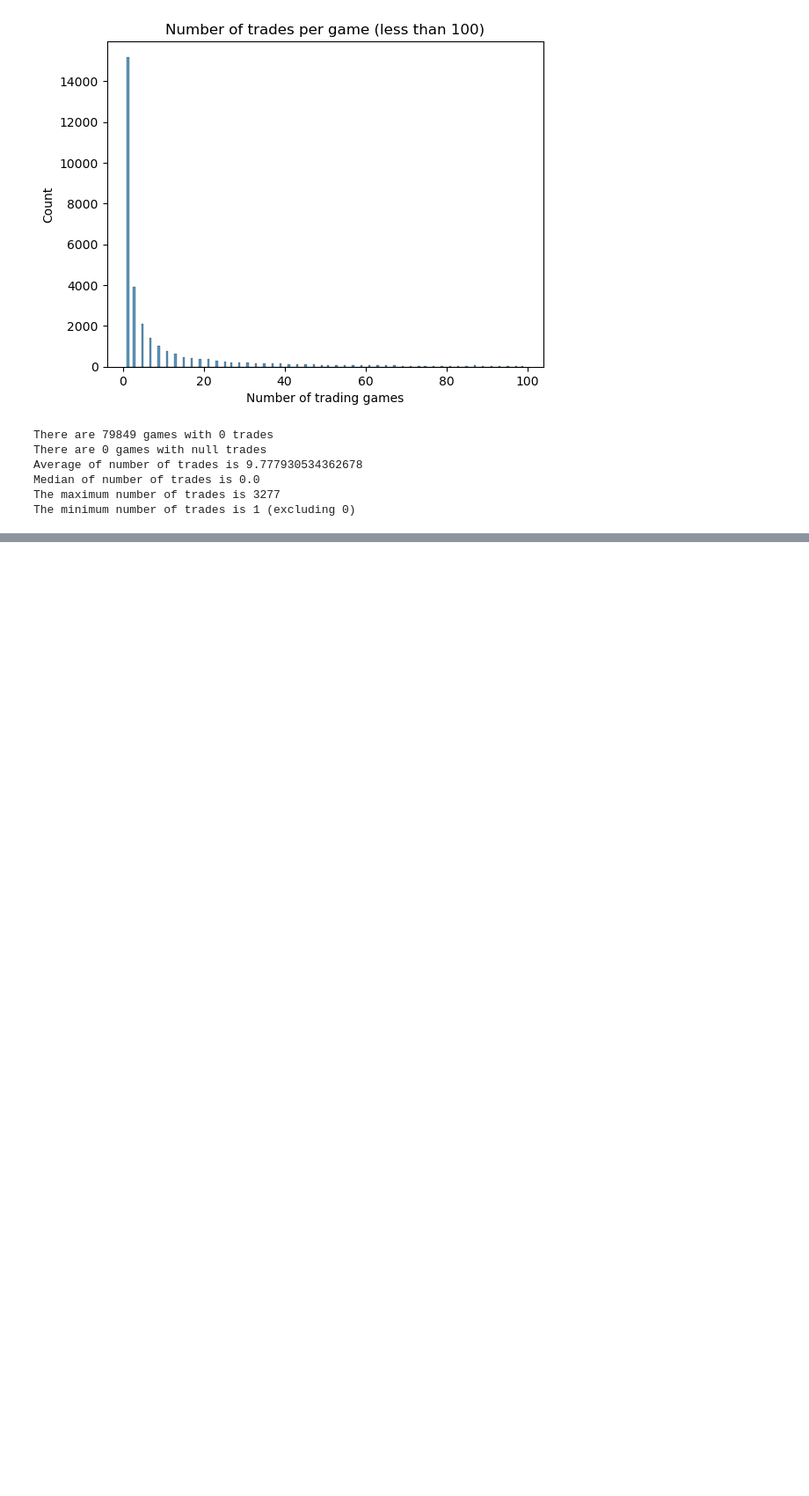
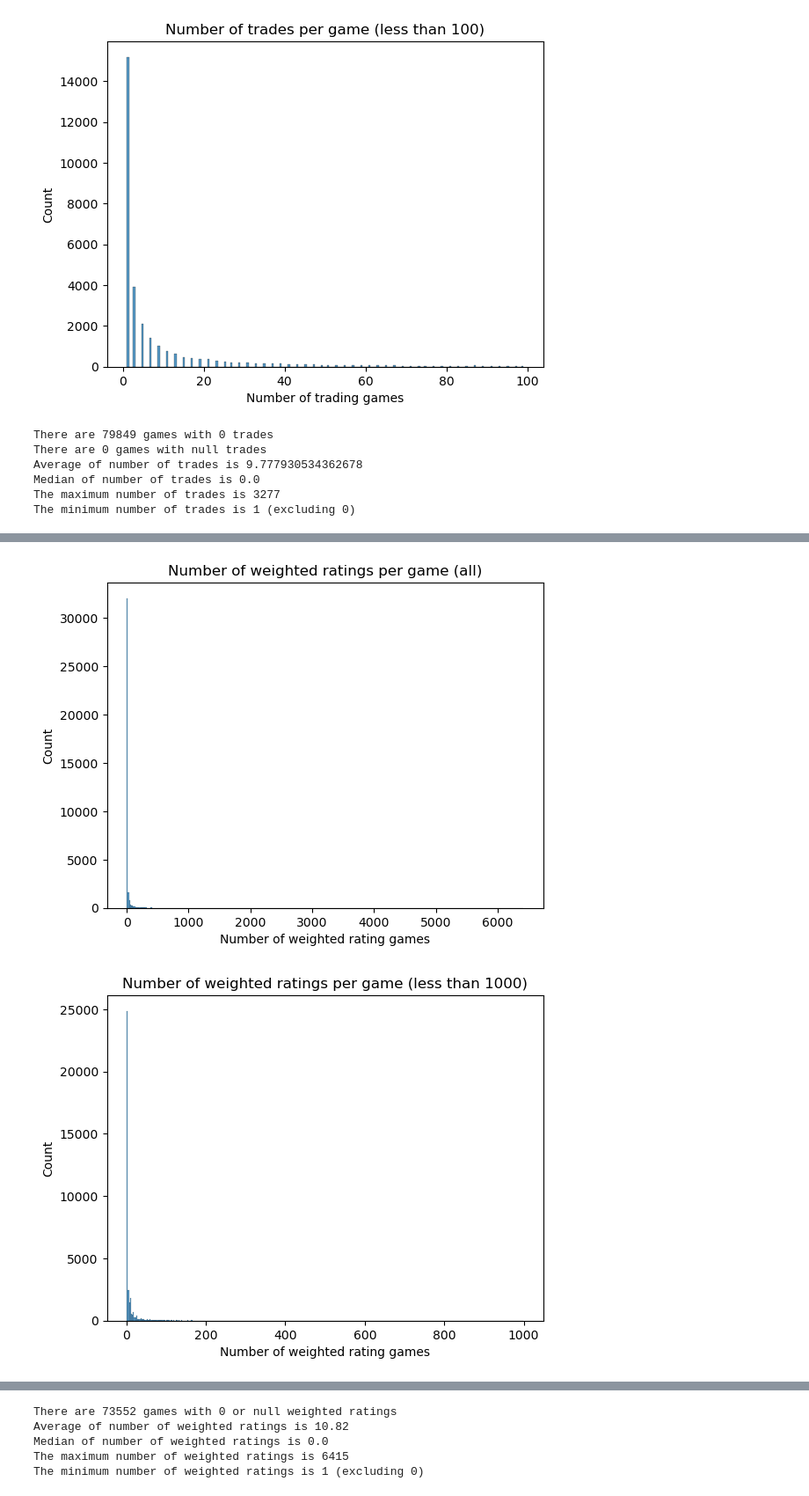
Before and after one commit to LsFaria04/PRI_Board_Games_Search_System, a Jupyter notebook: analysis.ipynb, the cells around one changed output, grey strips where cells are left out. Shown at 88% size. Cells and saved outputs as stored; diff of their text form; code cells hidden in the pictures; blank space fills up the shorter version.

```diff
--- a/analysis.ipynb
+++ b/analysis.ipynb
@@ -738,0 +825,32 @@ Now we will analize the wainting column.
+# %%
+invalid_numweights = df[df["numweights"].isna() | (df["numweights"] == 0)]
+non_null_numweights = df[df["numweights"].notna() & df["numweights"] != 0]
+
+
+sb.histplot(non_null_numweights, x = "numweights")
+plt.xlabel("Number of weighted rating games")
+plt.title("Number of weighted ratings per game (all)")
+plt.show()
+
+numweights_less_1000 = non_null_numweights[non_null_numweights["numweights"] < 1000]
+
+sb.histplot(numweights_less_1000, x = "numweights")
+plt.xlabel("Number of weighted rating games")
+plt.title("Number of weighted ratings per game (less than 1000)")
+plt.show()
+
+numweights_less_100 = non_null_numweights[non_null_numweights["numweights"] < 100]
+
+sb.histplot(numweights_less_100, x = "numweights")
+plt.xlabel("Number of weighted rating games")
+plt.title("Number of weighted ratings per game (less than 100)")
+plt.show()
+
+print(f'There are {invalid_numweights.shape[0]} games with 0 or null weighted ratings')
+print(f'Average of number of weighted ratings is {round(df["numweights"].mean(), 2)}')
+print(f'Median of number of weighted ratings is {df["numweights"].median()}')
+print(f'The maximum number of weighted ratings is {max(non_null_numweights["numweights"])}')
+print(f'The minimum number of weighted ratings is {min(non_null_numweights["numweights"])} (excluding 0)')
+# %% [output]
+[figure, added]
+[figure, added]
@@ -738,0 +858,5 @@ Now we will analize the wainting column.
+There are 73552 games with 0 or null weighted ratings
+Average of number of weighted ratings is 10.82
+Median of number of weighted ratings is 0.0
+The maximum number of weighted ratings is 6415
+The minimum number of weighted ratings is 1 (excluding 0)
```
Also changed, not shown: parts of 13 cells of this notebook.
